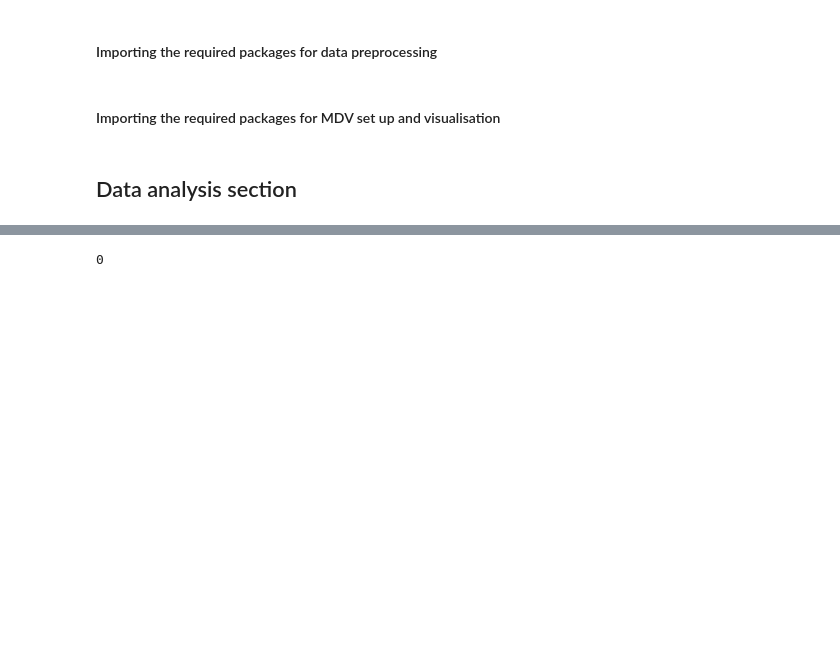
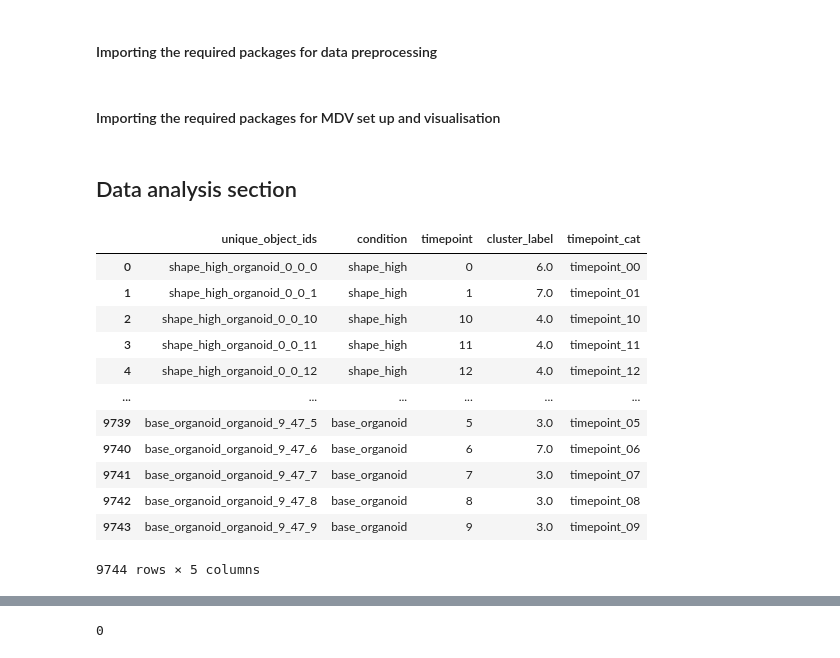
Before and after one commit to Taylor-CCB-Group/MDV, a Jupyter notebook: python/mdvtools/test_projects/SPOT_example.ipynb, the cells around one changed output, grey strips where cells are left out. Saved outputs shown, nothing was run; the diff lists cells and outputs as text; code cells hidden in the pictures; blank space fills up the shorter version.

```diff
--- a/python/mdvtools/test_projects/SPOT_example.ipynb
+++ b/python/mdvtools/test_projects/SPOT_example.ipynb
@@ -24,3 +26,5 @@ spot_data = spot_data.set_index('unique_object_ids')
 # %%
 organoids_data = spot_data.iloc[:, :2]
 features_data = spot_data.iloc[:, 2:]
+# %%
+organoids_data = pd.concat([organoids_data, pd.DataFrame(spot_data.iloc[:, -1])], axis=1)
@@ -30,2 +43,20 @@ features_data = features_data.reset_index()
-# %%
-organoids_data["timepoint_cat"] = "timepoint_" + organoids_data["timepoint"].astype("str")
+# %%
+organoids_data["timepoint_cat"] = "timepoint_" + organoids_data["timepoint"].astype("str").str.zfill(2)
+organoids_data["cluster_label"] = organoids_data["cluster_label"].astype("str")
+organoids_trajectories["timepoint_cat"] = "timepoint_" + organoids_trajectories["time_bin"].astype("str").str.zfill(2)
+# %%
+organoids_data
+# %% [output]
+|  | unique_object_ids | condition | timepoint | cluster_label | timepoint_cat |
+| 0 | shape_high_organoid_0_0_0 | shape_high | 0 | 6.0 | timepoint_00 |
+| 1 | shape_high_organoid_0_0_1 | shape_high | 1 | 7.0 | timepoint_01 |
+| 2 | shape_high_organoid_0_0_10 | shape_high | 10 | 4.0 | timepoint_10 |
+| 3 | shape_high_organoid_0_0_11 | shape_high | 11 | 4.0 | timepoint_11 |
+| 4 | shape_high_organoid_0_0_12 | shape_high | 12 | 4.0 | timepoint_12 |
+| ... | ... | ... | ... | ... | ... |
+| 9739 | base_organoid_organoid_9_47_5 | base_organoid | 5 | 3.0 | timepoint_05 |
+| 9740 | base_organoid_organoid_9_47_6 | base_organoid | 6 | 7.0 | timepoint_06 |
+| 9741 | base_organoid_organoid_9_47_7 | base_organoid | 7 | 3.0 | timepoint_07 |
+| 9742 | base_organoid_organoid_9_47_8 | base_organoid | 8 | 3.0 | timepoint_08 |
+| 9743 | base_organoid_organoid_9_47_9 | base_organoid | 9 | 3.0 | timepoint_09 |
+9744 rows × 5 columns
```
Also changed, not shown: parts of 18 cells of this notebook.
